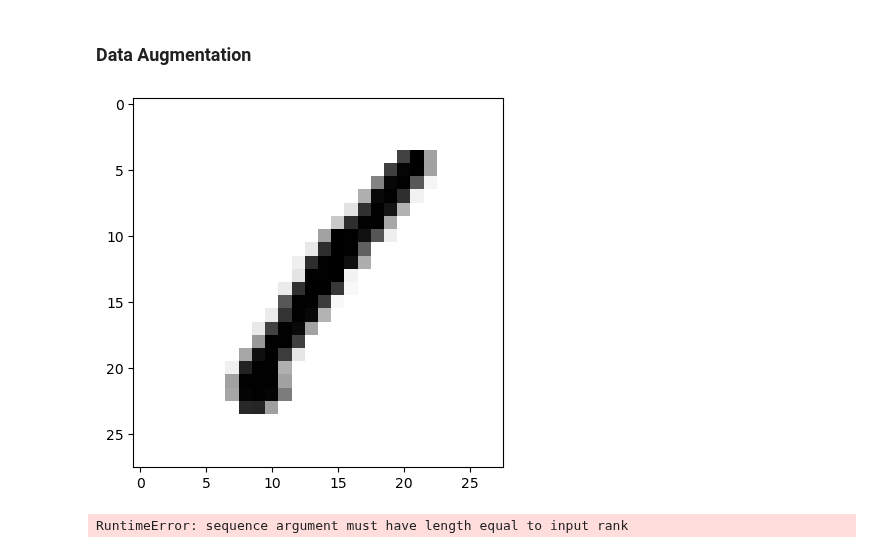
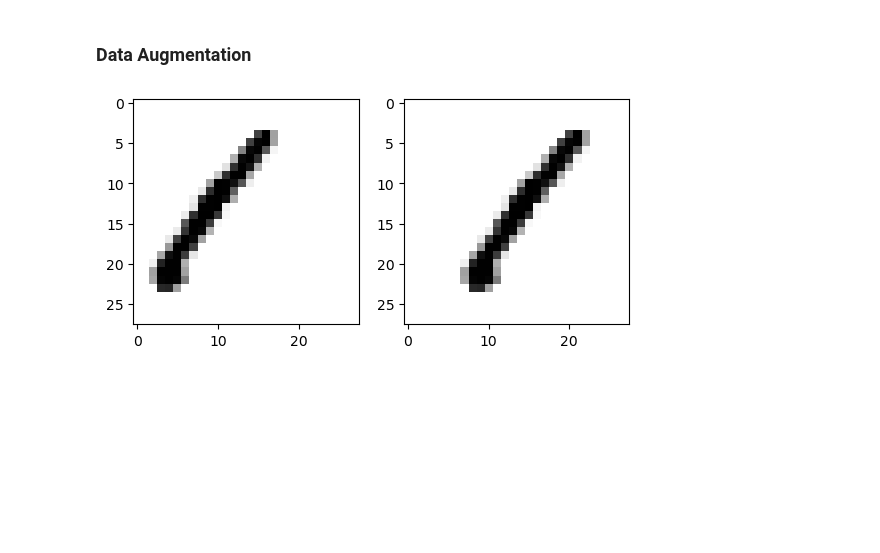
Before and after one commit to kamau96/Data_Science_Android_Web_Development, a Jupyter notebook: Data_Science_Development/Python_Programming/Digit_Recognizer/digit_recognizer.ipynb, the cells around one changed output. Cells and saved outputs as stored; diff of their text form; code cells hidden in the pictures; blank space fills up the shorter version.

```diff
--- a/Data_Science_Development/Python_Programming/Digit_Recognizer/digit_recognizer.ipynb
+++ b/Data_Science_Development/Python_Programming/Digit_Recognizer/digit_recognizer.ipynb
@@ -110,16 +110,14 @@ df.to_csv("kneigbors.csv", index=False)
 ### Data Augmentation
 # %%
 from scipy.ndimage import shift
-# %%
-some_digit = X_train[0]
-some_digit = some_digit.reshape(28, 28)
-plt.imshow(some_digit, cmap="binary")
-plt.show()
-# %% [output]
-[figure, removed]
 # %%
-some_digit_shifted = shift(some_digit, [2], cval=0)
-plt.imshow(some_digit_shifted, cmap="binary")
+# Visualizing how shift works.
+some_digit = X_train[[0]]
+some_digit_ = some_digit.reshape(28, 28)
+some_digit_shifted = shift(some_digit_, [0, -5], cval=0)
+fig, [ax1,ax2] = plt.subplots(1,2)
+ax1.imshow(some_digit_shifted, cmap="binary")
+ax2.imshow(some_digit_, cmap="binary")
 plt.show()
 # %% [output]
-RuntimeError: sequence argument must have length equal to input rank
+[figure, added]
```
Also changed, not shown: parts of 2 cells of this notebook.
